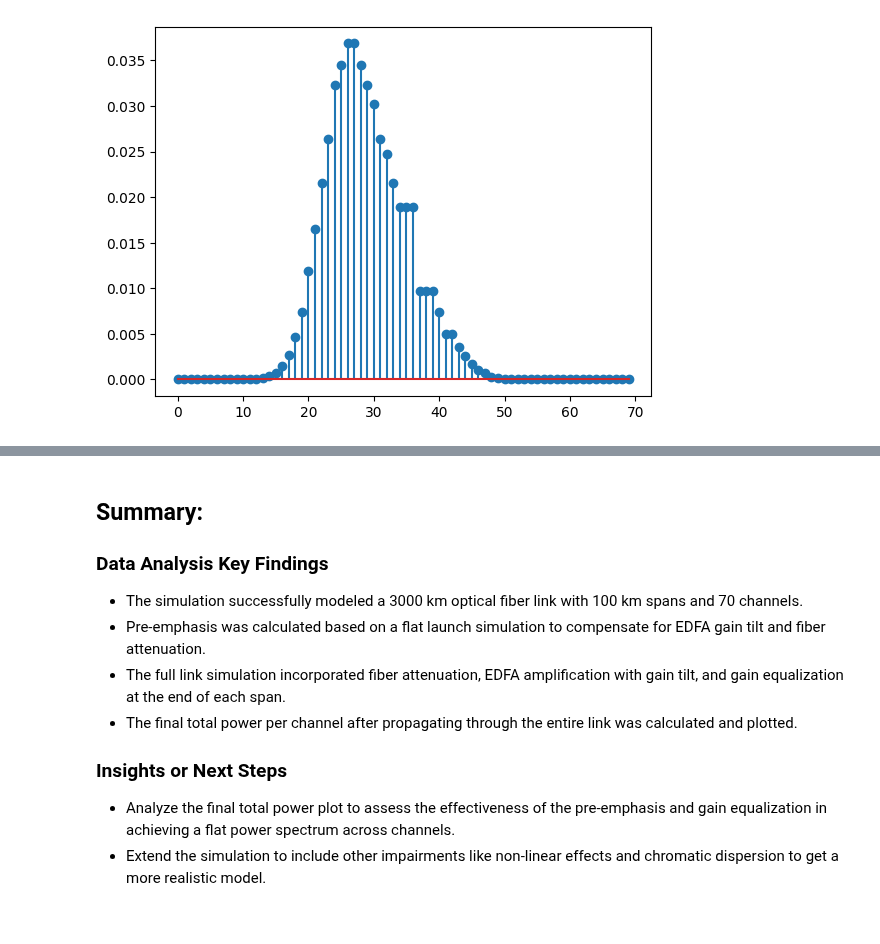
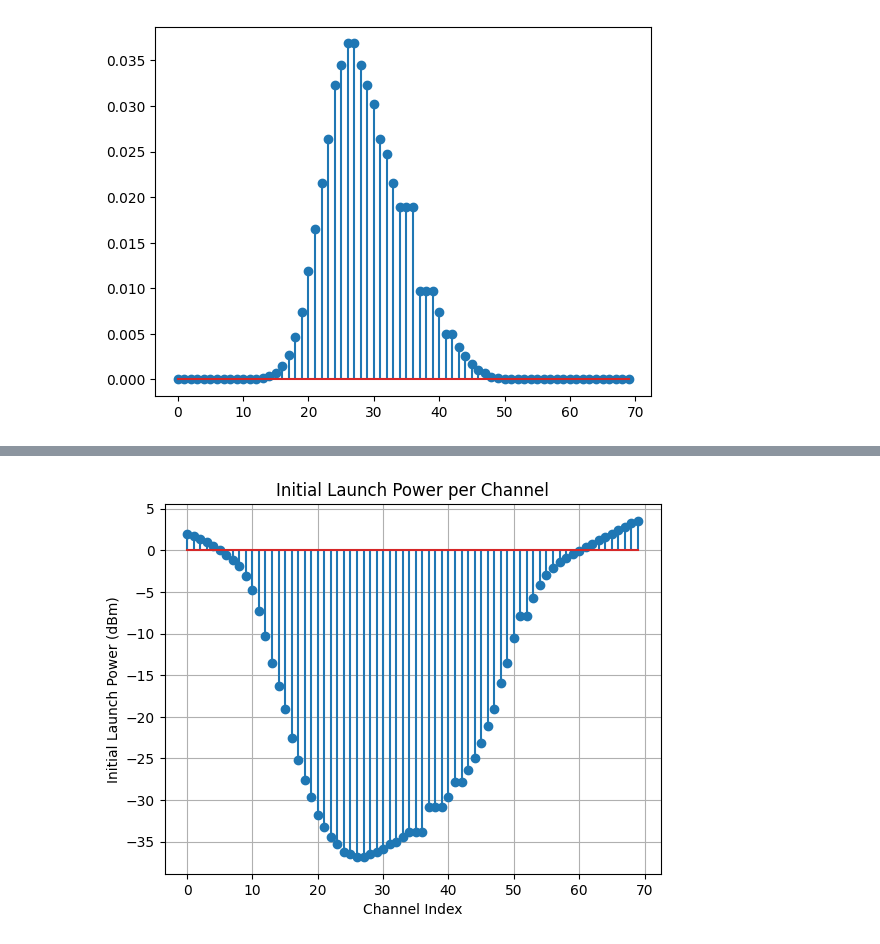
Before and after one commit to EnochYounceSAIC/FiberOptics, a Jupyter notebook: weekthree/channels_and_functions.ipynb, the cells around one changed output, grey strips where cells are left out. Saved outputs shown, nothing was run; the diff lists cells and outputs as text; code cells hidden in the pictures.

```diff
--- a/weekthree/channels_and_functions.ipynb
+++ b/weekthree/channels_and_functions.ipynb
@@ -20,4 +20,12 @@ measured_nm =[1517, 1517.1683, 1517.5523, 1517.9365, 1518.3209, 1518.7055, 1519.
 measured_db =[0, 8.43, 8.58, 8.76, 8.96, 9.19, 9.44, 9.71, 10, 10.31, 10.64, 10.98, 11.34, 11.71, 12.1, 12.5, 12.91, 13.33, 13.75, 14.19, 14.64, 15.09, 15.54, 16, 16.46, 16.92, 17.38, 17.85, 18.31, 18.76, 19.22, 19.67, 20.11, 20.54, 20.97, 21.41, 21.82, 22.17, 22.45, 22.65, 22.77, 22.8, 22.72, 22.55, 22.29, 21.96, 21.57, 21.13, 20.67, 20.21, 19.78, 19.39, 19.06, 18.8, 18.6, 18.46, 18.38, 18.36, 18.39, 18.46, 18.56, 18.7, 18.85, 19.03, 19.23, 19.43, 19.63, 19.8, 20, 20.2, 20.37, 20.53, 20.67, 20.8, 20.9, 21, 21.12, 21.21, 21.29, 21.36, 21.43, 21.48, 21.52, 21.55, 21.58, 21.59, 21.6, 21.6, 21.59, 21.58, 21.57, 21.55, 21.54, 21.52, 21.5, 21.5, 21.5, 21.4, 21.4, 21.4, 21.36, 21.3, 21.3, 21.25, 21.2, 21.2, 21.14, 21.07, 21, 20.89, 20.8, 20.68, 20.56, 20.44, 20.32, 20.2, 20.06, 19.93, 19.79, 19.79, 19.65, 19.5, 19.34, 19.18, 19, 18.84, 18.66, 18.47, 18.28, 18, 17.88, 17.67, 17.46, 17.46, 17.24, 17, 16.78, 16.55, 16.3, 16, 15.8, 15.54, 15.27, 15, 14.72, 14.4, 14.14, 13.85, 13.54, 13.24, 12.9, 12.6, 12.28, 11.94, 11.6, 11.26, 10.9, 10.56, 10.2, 9.83, 9.45, 9.07, 8.68, 0]
+smf28 = {
+    'attenuation_per_km': 0.18,  # dB/km
+    'dispersion': 18  # ps/nm/km
+}
+leaf = {
+    'attenuation_per_km': 0.19,  # dB/km
+    'dispersion':-4  # ps/nm/km
+}
 # %%
 #This code is AI- assisted and is used for the generation of psuedorandom data to test the dispersion
 def gen_random_data(type, amount):
@@ -404,18 +333,0 @@ Total Launched Signal Power (Sum of New Initial Values) (dBm): 15.0
-# %%
-# Initialize the power arrays with the new initial values
-multi_channel_signal_power_iter = np.full((channels, length + 1), 0.0) # Initialize with zeros
-multi_channel_noise_iter = np.zeros((channels, length + 1))
-
-multi_channel_signal_power_iter[:, 0] = new_initial_values # Set the initial signal power
-
-attenuation_linear_per_km = 10**(-attenuation / 10)
-
-# Simulate propagation step by step
-for i in range(length):
-  # Apply attenuation for the next km
-  multi_channel_signal_power_iter[:, i+1] = multi_channel_signal_power_iter[:, i] * attenuation_linear_per_km
-  multi_channel_noise_iter[:, i+1] = multi_channel_noise_iter[:, i] * attenuation_linear_per_km
-
-  # Apply EDFA at span boundaries
-  if (i + 1) % span == 0:
-      const_power_EDFA_with_tilt(multi_channel_signal_power_iter, multi_channel_noise_iter, EDFA_total_power, channeled_lambdas, EDFA_noise, i+1, gain_weights)
@@ -1101,14 +417,10 @@ plot_final_total_power(final_total_powers_dBm, channels)
-# %% [markdown]
-## Summary:
-
-### Data Analysis Key Findings
-
-*   The simulation successfully modeled a 3000 km optical fiber link with 100 km spans and 70 channels.
-*   Pre-emphasis was calculated based on a flat launch simulation to compensate for EDFA gain tilt and fiber attenuation.
-*   The full link simulation incorporated fiber attenuation, EDFA amplification with gain tilt, and gain equalization at the end of each span.
-*   The final total power per channel after propagating through the entire link was calculated and plotted.
-
-### Insights or Next Steps
-
-*   Analyze the final total power plot to assess the effectiveness of the pre-emphasis and gain equalization in achieving a flat power spectrum across channels.
-*   Extend the simulation to include other impairments like non-linear effects and chromatic dispersion to get a more realistic model.
+# %%
+
+plt.stem(channel_axis, new_initial_values_dBm)
+plt.xlabel('Channel Index')
+plt.ylabel('Initial Launch Power (dBm)')
+plt.title('Initial Launch Power per Channel')
+plt.grid(True)
+plt.show()
+# %% [output]
+[figure, added]
```
Also changed, not shown: parts of 14 cells of this notebook.
